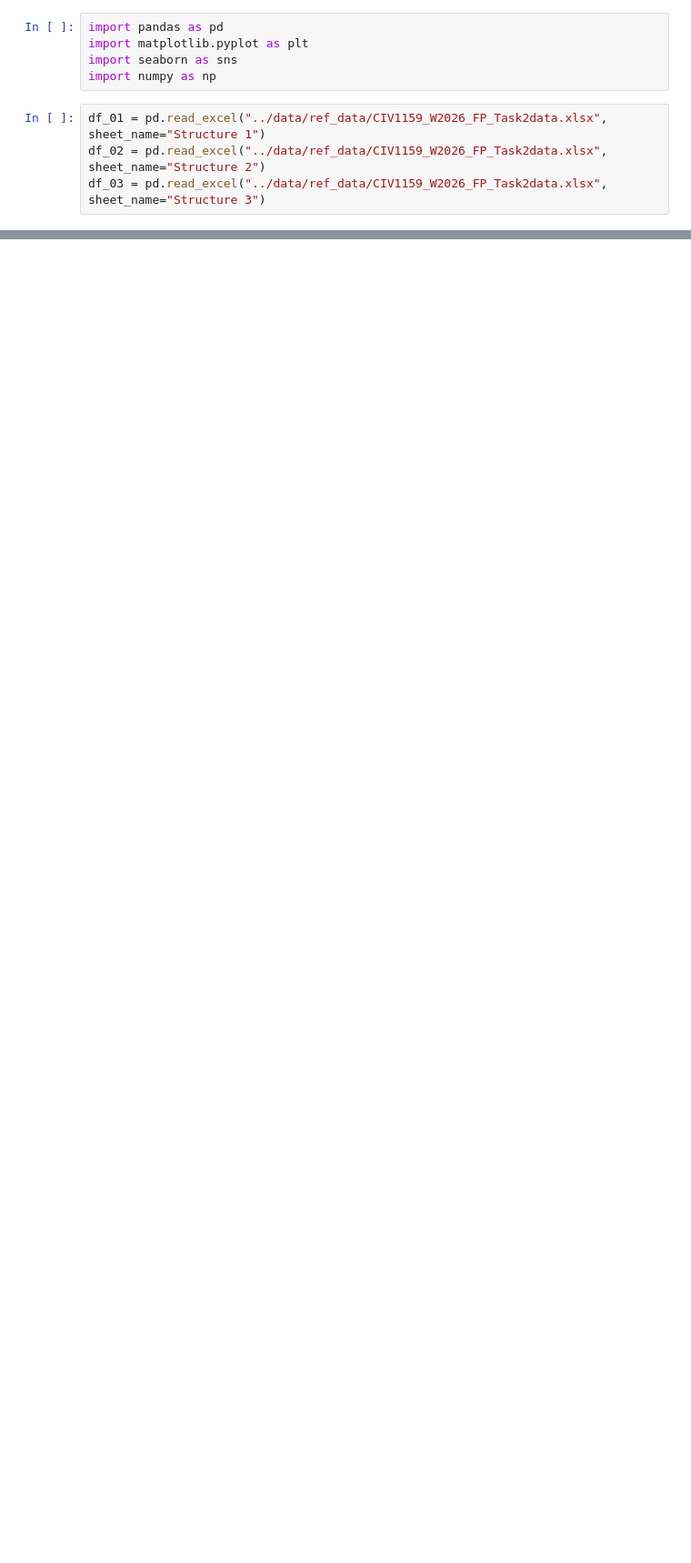
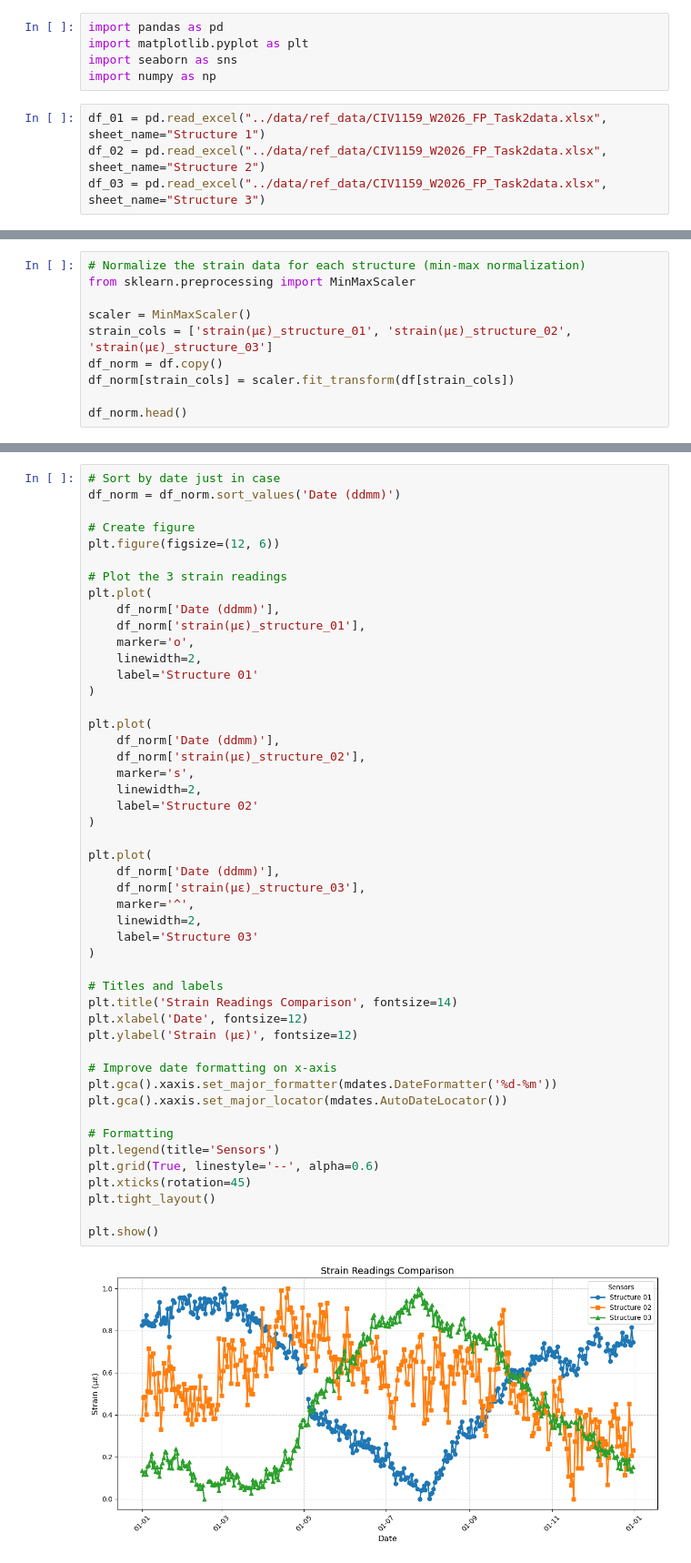
Before and after one commit to jcpeinado/SHMP_Bridge_Monitoring, a Jupyter notebook: notebooks/02_data_analysis.ipynb, the cells around one changed output, grey strips where cells are left out. Shown at 91% size. Saved outputs shown, nothing was run; the diff lists cells and outputs as text; blank space fills up the shorter version.

```diff
--- a/notebooks/02_data_analysis.ipynb
+++ b/notebooks/02_data_analysis.ipynb
@@ -59,0 +173,10 @@ df_03.head()
+# %%
+# Normalize the strain data for each structure (min-max normalization)
+from sklearn.preprocessing import MinMaxScaler
+
+scaler = MinMaxScaler()
+strain_cols = ['strain(με)_structure_01', 'strain(με)_structure_02', 'strain(με)_structure_03']
+df_norm = df.copy()
+df_norm[strain_cols] = scaler.fit_transform(df[strain_cols])
+
+df_norm.head()
@@ -59,0 +190,50 @@ df_03.head()
+# %%
+# Sort by date just in case
+df_norm = df_norm.sort_values('Date (ddmm)')
+
+# Create figure
+plt.figure(figsize=(12, 6))
+
+# Plot the 3 strain readings
+plt.plot(
+    df_norm['Date (ddmm)'],
+    df_norm['strain(με)_structure_01'],
+    marker='o',
+    linewidth=2,
+    label='Structure 01'
+)
+
+plt.plot(
+    df_norm['Date (ddmm)'],
+    df_norm['strain(με)_structure_02'],
+    marker='s',
+    linewidth=2,
+    label='Structure 02'
+)
+
+plt.plot(
+    df_norm['Date (ddmm)'],
+    df_norm['strain(με)_structure_03'],
+    marker='^',
+    linewidth=2,
+    label='Structure 03'
+)
+
+# Titles and labels
+plt.title('Strain Readings Comparison', fontsize=14)
+plt.xlabel('Date', fontsize=12)
+plt.ylabel('Strain (µε)', fontsize=12)
+
+# Improve date formatting on x-axis
+plt.gca().xaxis.set_major_formatter(mdates.DateFormatter('%d-%m'))
+plt.gca().xaxis.set_major_locator(mdates.AutoDateLocator())
+
+# Formatting
+plt.legend(title='Sensors')
+plt.grid(True, linestyle='--', alpha=0.6)
+plt.xticks(rotation=45)
+plt.tight_layout()
+
+plt.show()
+# %% [output]
+[figure, added]
```
Also changed, not shown: parts of 12 cells of this notebook.
